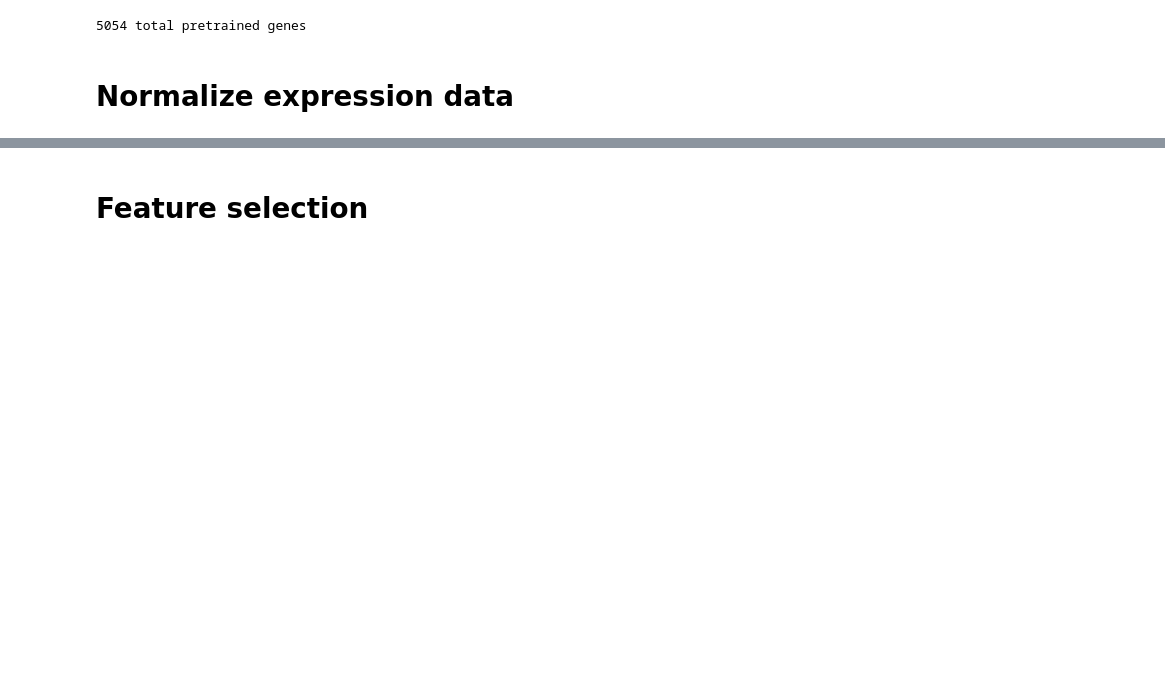
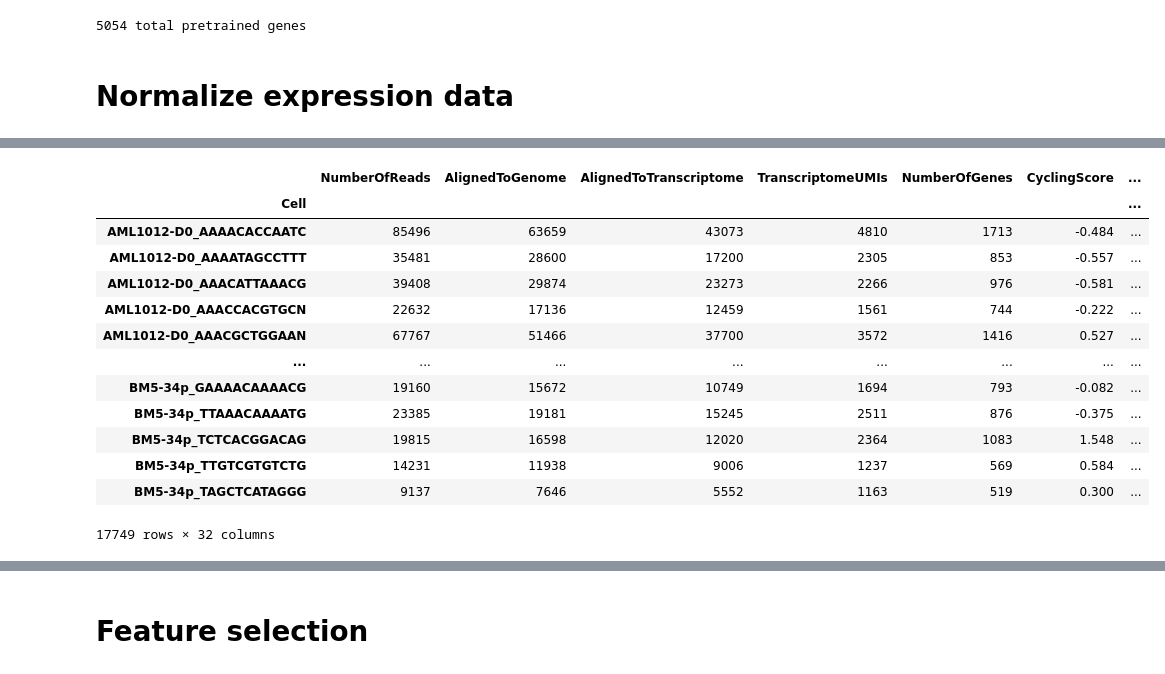
Before and after one commit to ejmockler/ML-AML, a Jupyter notebook: ml-aml.ipynb, the cells around one changed output, grey strips where cells are left out. Cells and saved outputs as stored; diff of their text form; code cells hidden in the pictures; blank space fills up the shorter version.

```diff
--- a/ml-aml.ipynb
+++ b/ml-aml.ipynb
@@ -476,3 +431,20 @@ AnnData object with n_obs × n_vars = 17749 × 2035
+# %%
+gears_adata.obs
+# %% [output]
+|  | NumberOfReads | AlignedToGenome | AlignedToTranscriptome | TranscriptomeUMIs | NumberOfGenes | CyclingScore | ... |
+| Cell |  |  |  |  |  |  | ... |
+| AML1012-D0_AAAACACCAATC | 85496 | 63659 | 43073 | 4810 | 1713 | -0.484 | ... |
+| AML1012-D0_AAAATAGCCTTT | 35481 | 28600 | 17200 | 2305 | 853 | -0.557 | ... |
+| AML1012-D0_AAACATTAAACG | 39408 | 29874 | 23273 | 2266 | 976 | -0.581 | ... |
+| AML1012-D0_AAACCACGTGCN | 22632 | 17136 | 12459 | 1561 | 744 | -0.222 | ... |
+| AML1012-D0_AAACGCTGGAAN | 67767 | 51466 | 37700 | 3572 | 1416 | 0.527 | ... |
+| ... | ... | ... | ... | ... | ... | ... | ... |
+| BM5-34p_GAAAACAAAACG | 19160 | 15672 | 10749 | 1694 | 793 | -0.082 | ... |
+| BM5-34p_TTAAACAAAATG | 23385 | 19181 | 15245 | 2511 | 876 | -0.375 | ... |
+| BM5-34p_TCTCACGGACAG | 19815 | 16598 | 12020 | 2364 | 1083 | 1.548 | ... |
+| BM5-34p_TTGTCGTGTCTG | 14231 | 11938 | 9006 | 1237 | 569 | 0.584 | ... |
+| BM5-34p_TAGCTCATAGGG | 9137 | 7646 | 5552 | 1163 | 519 | 0.300 | ... |
+17749 rows × 32 columns
 # %%
 import scanpy as sc
 import matplotlib.pyplot as plt
```
Also changed, not shown: parts of 78 cells of this notebook, 17 other files.
